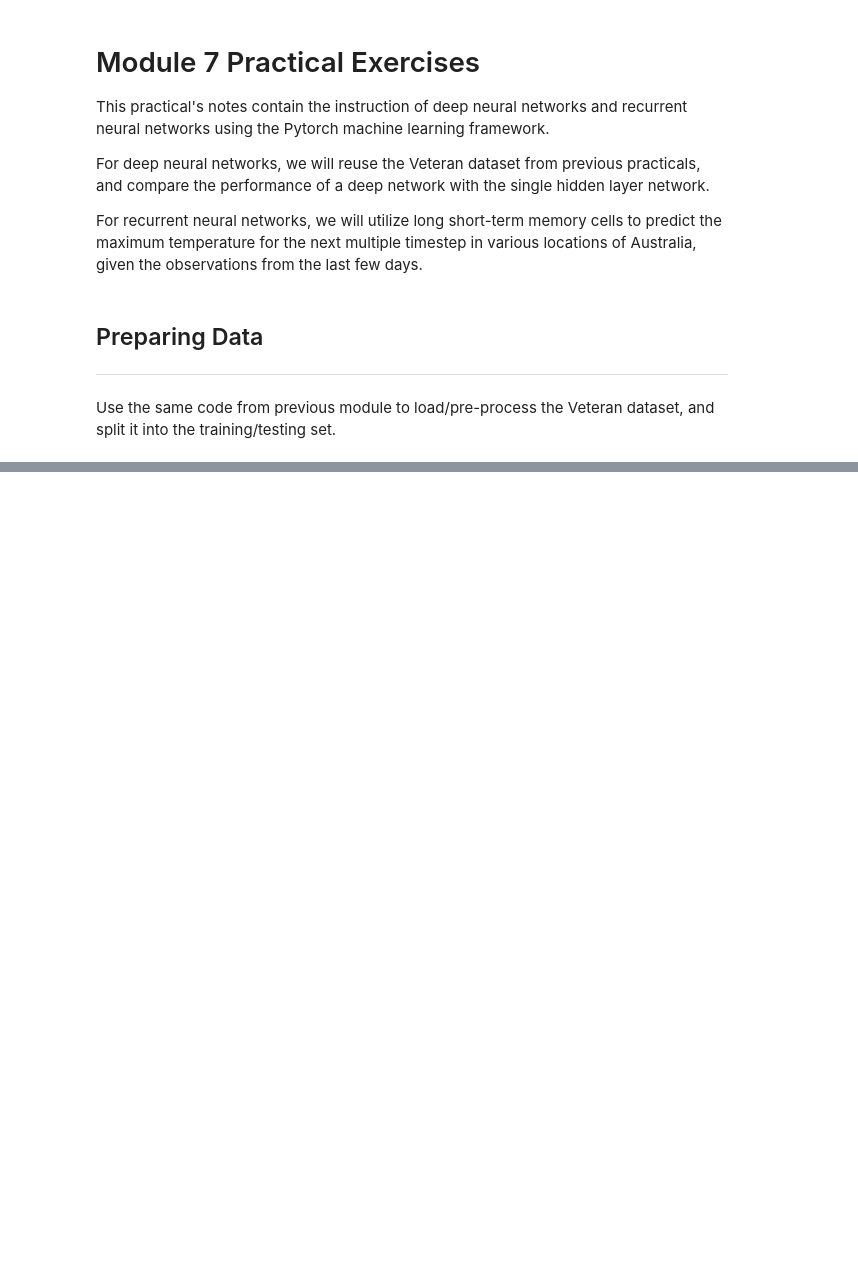
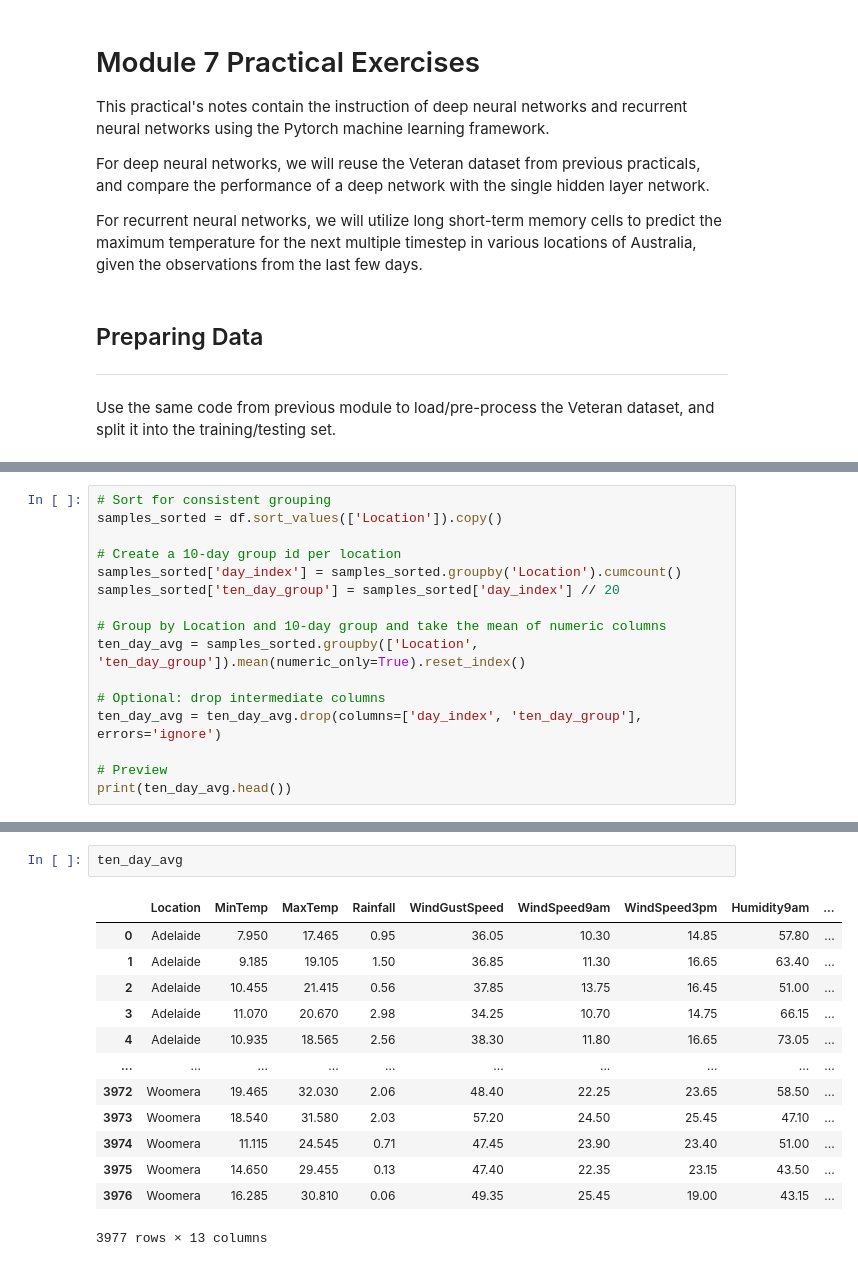
Before and after one commit to dmitrynovik/ml-module7, a Jupyter notebook: Module7-impl.ipynb, the cells around one changed output, grey strips where cells are left out. Saved outputs shown, nothing was run; the diff lists cells and outputs as text; blank space fills up the shorter version.

```diff
--- a/Module7-impl.ipynb
+++ b/Module7-impl.ipynb
@@ -71,0 +301,16 @@ Size of testing set: 2906
+# %%
+# Sort for consistent grouping
+samples_sorted = df.sort_values(['Location']).copy()
+
+# Create a 10-day group id per location
+samples_sorted['day_index'] = samples_sorted.groupby('Location').cumcount()
+samples_sorted['ten_day_group'] = samples_sorted['day_index'] // 20
+
+# Group by Location and 10-day group and take the mean of numeric columns
+ten_day_avg = samples_sorted.groupby(['Location', 'ten_day_group']).mean(numeric_only=True).reset_index()
+
+# Optional: drop intermediate columns
+ten_day_avg = ten_day_avg.drop(columns=['day_index', 'ten_day_group'], errors='ignore')
+
+# Preview
+print(ten_day_avg.head())
@@ -71,0 +338,16 @@ Size of testing set: 2906
+# %%
+ten_day_avg
+# %% [output]
+|  | Location | MinTemp | MaxTemp | Rainfall | WindGustSpeed | WindSpeed9am | WindSpeed3pm | Humidity9am | ... |
+| 0 | Adelaide | 7.950 | 17.465 | 0.95 | 36.05 | 10.30 | 14.85 | 57.80 | ... |
+| 1 | Adelaide | 9.185 | 19.105 | 1.50 | 36.85 | 11.30 | 16.65 | 63.40 | ... |
+| 2 | Adelaide | 10.455 | 21.415 | 0.56 | 37.85 | 13.75 | 16.45 | 51.00 | ... |
+| 3 | Adelaide | 11.070 | 20.670 | 2.98 | 34.25 | 10.70 | 14.75 | 66.15 | ... |
+| 4 | Adelaide | 10.935 | 18.565 | 2.56 | 38.30 | 11.80 | 16.65 | 73.05 | ... |
+| ... | ... | ... | ... | ... | ... | ... | ... | ... | ... |
+| 3972 | Woomera | 19.465 | 32.030 | 2.06 | 48.40 | 22.25 | 23.65 | 58.50 | ... |
+| 3973 | Woomera | 18.540 | 31.580 | 2.03 | 57.20 | 24.50 | 25.45 | 47.10 | ... |
+| 3974 | Woomera | 11.115 | 24.545 | 0.71 | 47.45 | 23.90 | 23.40 | 51.00 | ... |
+| 3975 | Woomera | 14.650 | 29.455 | 0.13 | 47.40 | 22.35 | 23.15 | 43.50 | ... |
+| 3976 | Woomera | 16.285 | 30.810 | 0.06 | 49.35 | 25.45 | 19.00 | 43.15 | ... |
+3977 rows × 13 columns
```
Also changed, not shown: parts of 29 cells of this notebook, 1 other file.
